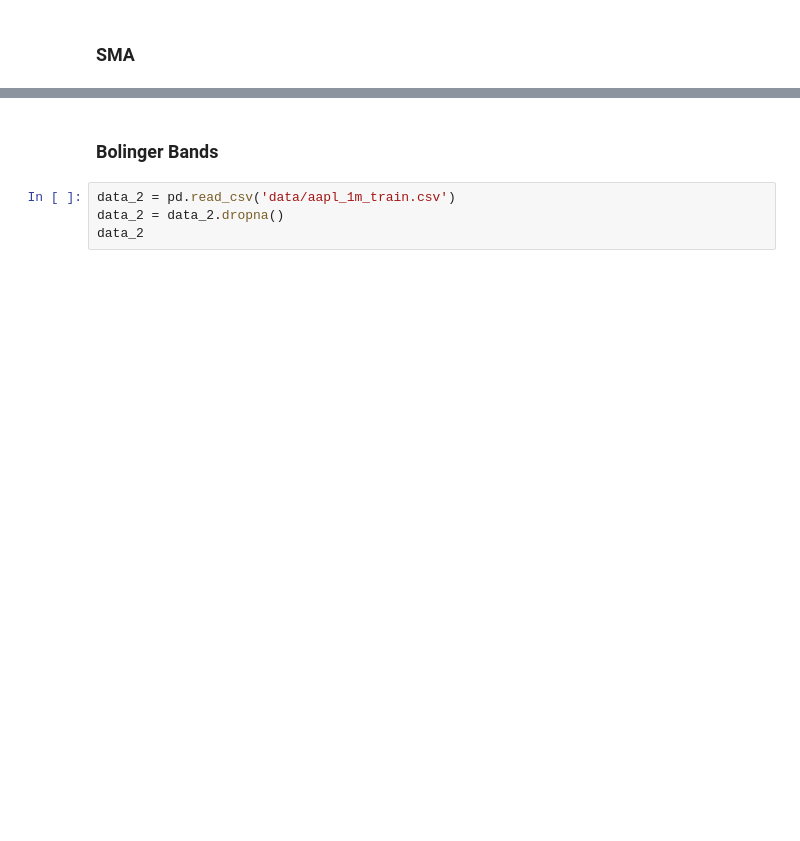
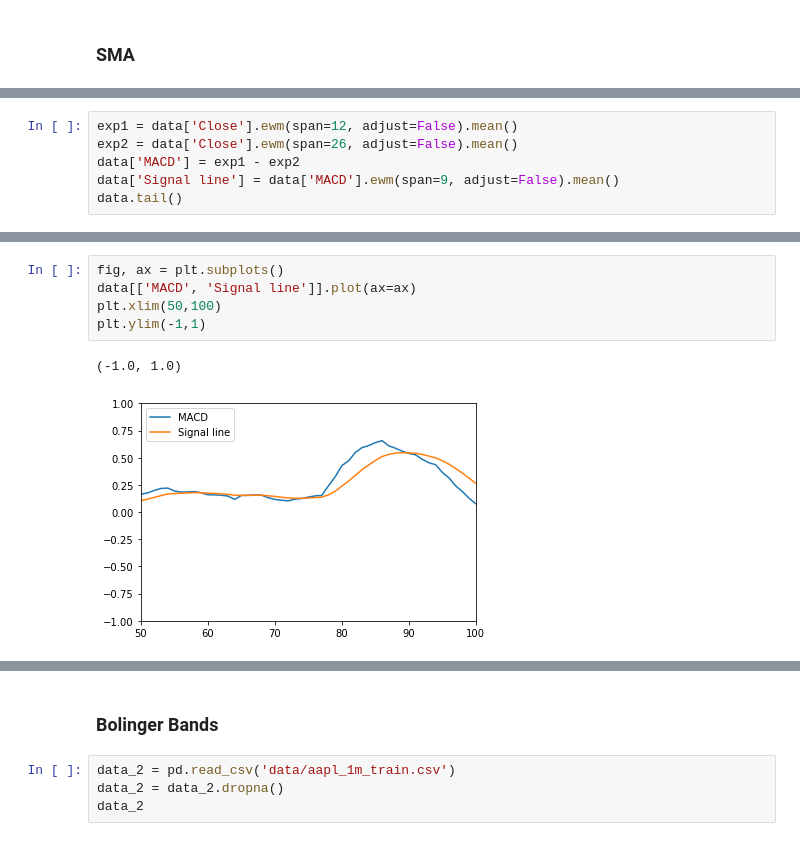
Before and after one commit to david09perez/Proyecto_Trading, a Jupyter notebook: report.ipynb, the cells around one changed output, grey strips where cells are left out. Drawn from its saved outputs; the diff is of its cells as text; blank space fills up the shorter version.

Commit message:
listo
grafica macd lista

```diff
--- a/report.ipynb
+++ b/report.ipynb
@@ -223,0 +233,6 @@ plt.show()
+# %%
+exp1 = data['Close'].ewm(span=12, adjust=False).mean()
+exp2 = data['Close'].ewm(span=26, adjust=False).mean()
+data['MACD'] = exp1 - exp2
+data['Signal line'] = data['MACD'].ewm(span=9, adjust=False).mean()
+data.tail()
@@ -223,0 +247,8 @@ plt.show()
+# %%
+fig, ax = plt.subplots()
+data[['MACD', 'Signal line']].plot(ax=ax)
+plt.xlim(50,100)
+plt.ylim(-1,1)
+# %% [output]
+(-1.0, 1.0)
+[figure, added]
```
Also changed, not shown: parts of 17 cells of this notebook.
